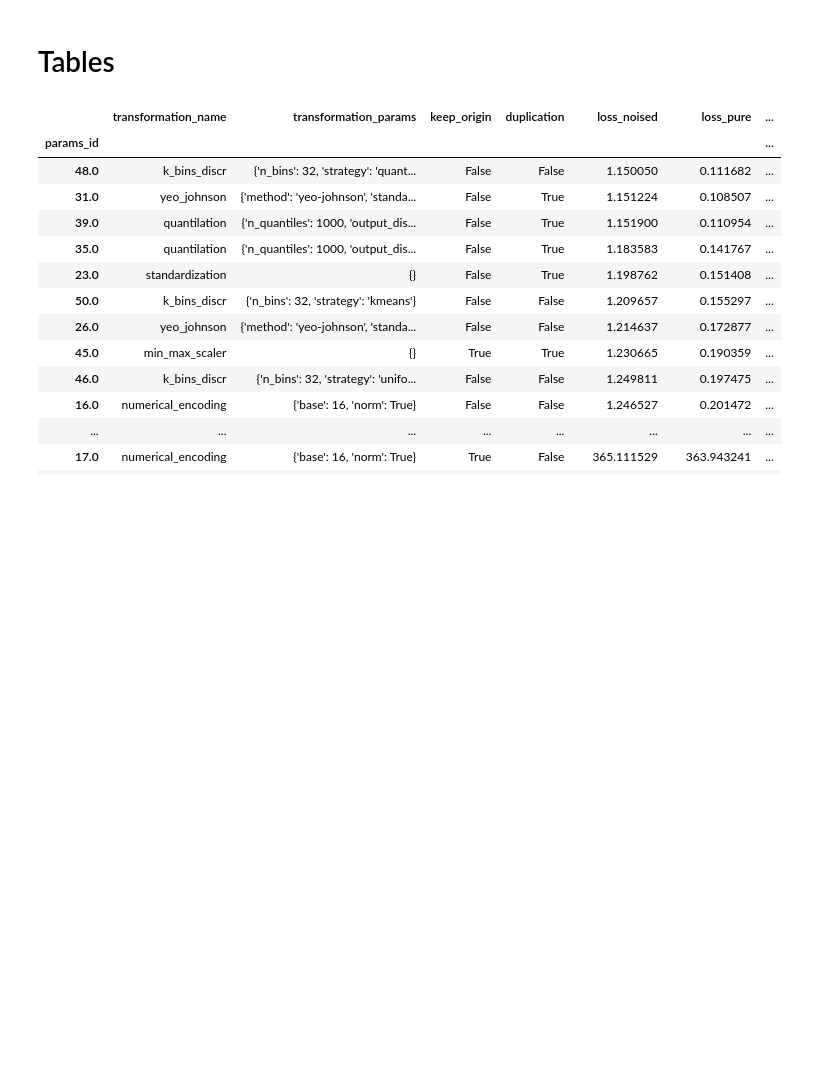
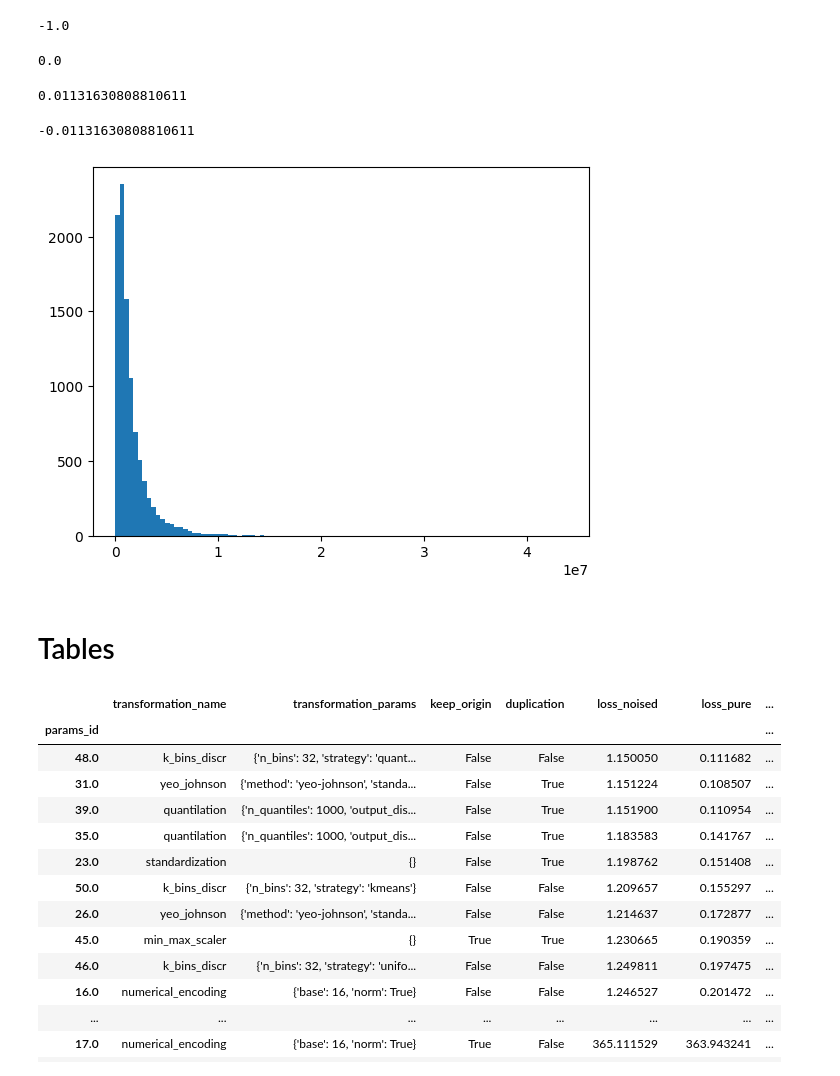
Before and after one commit to Nearpit/BaseEncoding, a Jupyter notebook: plotting.ipynb, the cells around one changed output. Cells and saved outputs as stored; diff of their text form; code cells hidden in the pictures; blank space fills up the shorter version.

Commit message:
fixed lognorm and loguniform values

```diff
--- a/plotting.ipynb
+++ b/plotting.ipynb
@@ -40,3 +86,31 @@ df['duplication'] = df['duplication'].replace({1:False, 32:True})
+# %%
+sign_part
+# %% [output]
+-1.0
+# %%
+exp_part
+# %% [output]
+0.0
+# %%
+mant_part
+# %% [output]
+0.01131630808810611
+# %%
+sign_part*base**exp_part*mant_part
+# %% [output]
+-0.01131630808810611
+# %%
+dist_name = 'lognorm'
+params = {
+        'a': 0.1,
+        'b':10,
+        'scale':1e6
+        }
+sample = distribution_data_sampler(dist_name, params, n_samples, 1)
+plt.hist(sample, bins=100)
+plt.show()
+# %% [output]
+[figure, added]
 # %% [markdown]
 #  Tables
 # %%
```
Also changed, not shown: parts of 15 cells of this notebook, 5 other files.
